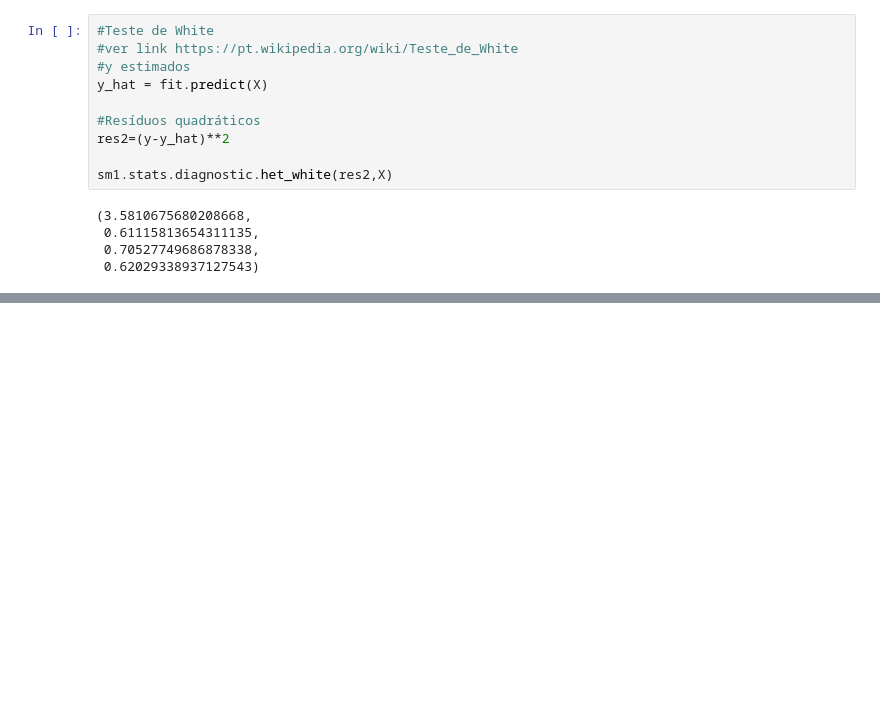
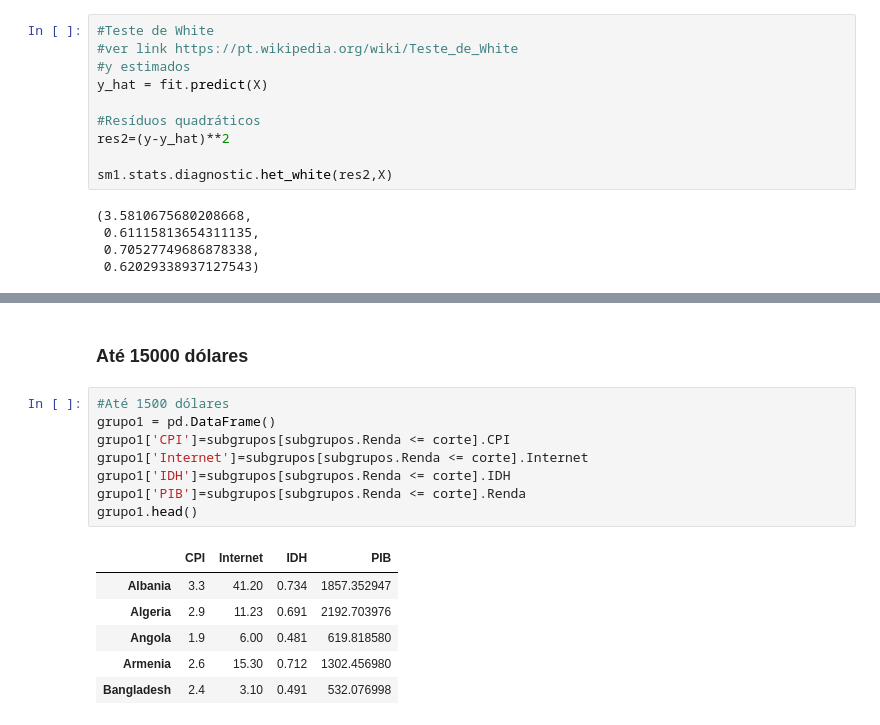
Before and after one commit to decoejz/CDP3, a Jupyter notebook: Projeto 3.ipynb, the cells around one changed output, grey strips where cells are left out. Cells and saved outputs as stored; diff of their text form; blank space fills up the shorter version.

```diff
--- a/Projeto 3.ipynb
+++ b/Projeto 3.ipynb
@@ -274,0 +258,17 @@ Correlação(XY) = 0.0790962406425
+# %% [markdown]
+### Até 15000 dólares
+# %%
+#Até 1500 dólares
+grupo1 = pd.DataFrame()
+grupo1['CPI']=subgrupos[subgrupos.Renda <= corte].CPI
+grupo1['Internet']=subgrupos[subgrupos.Renda <= corte].Internet
+grupo1['IDH']=subgrupos[subgrupos.Renda <= corte].IDH
+grupo1['PIB']=subgrupos[subgrupos.Renda <= corte].Renda
+grupo1.head()
+# %% [output]
+|  | CPI | Internet | IDH | PIB |
+| Albania | 3.3 | 41.20 | 0.734 | 1857.352947 |
+| Algeria | 2.9 | 11.23 | 0.691 | 2192.703976 |
+| Angola | 1.9 | 6.00 | 0.481 | 619.818580 |
+| Armenia | 2.6 | 15.30 | 0.712 | 1302.456980 |
+| Bangladesh | 2.4 | 3.10 | 0.491 | 532.076998 |
```
Also changed, not shown: parts of 19 cells of this notebook.
